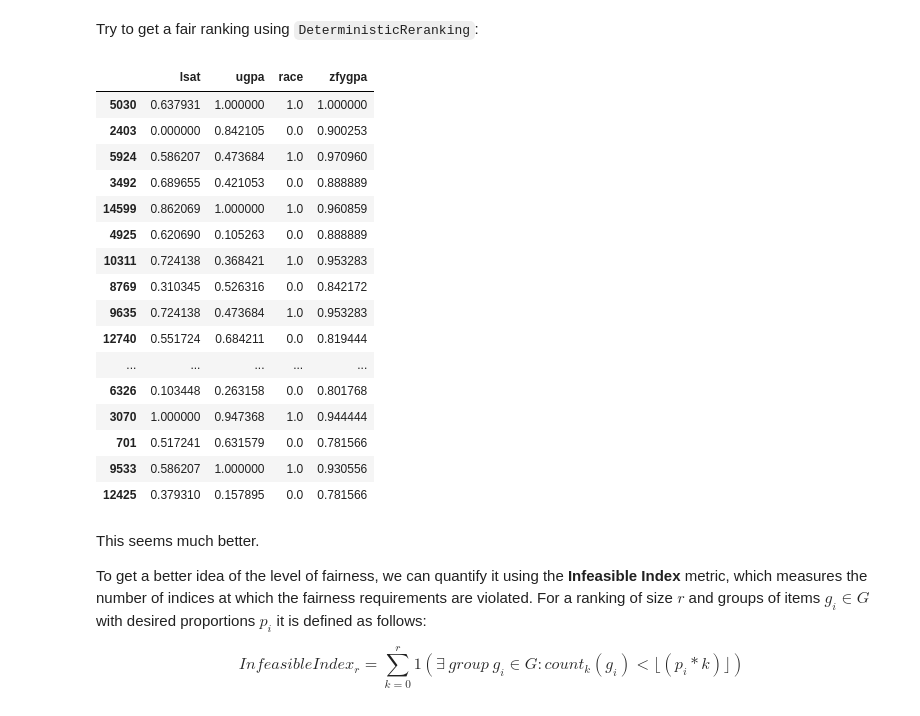
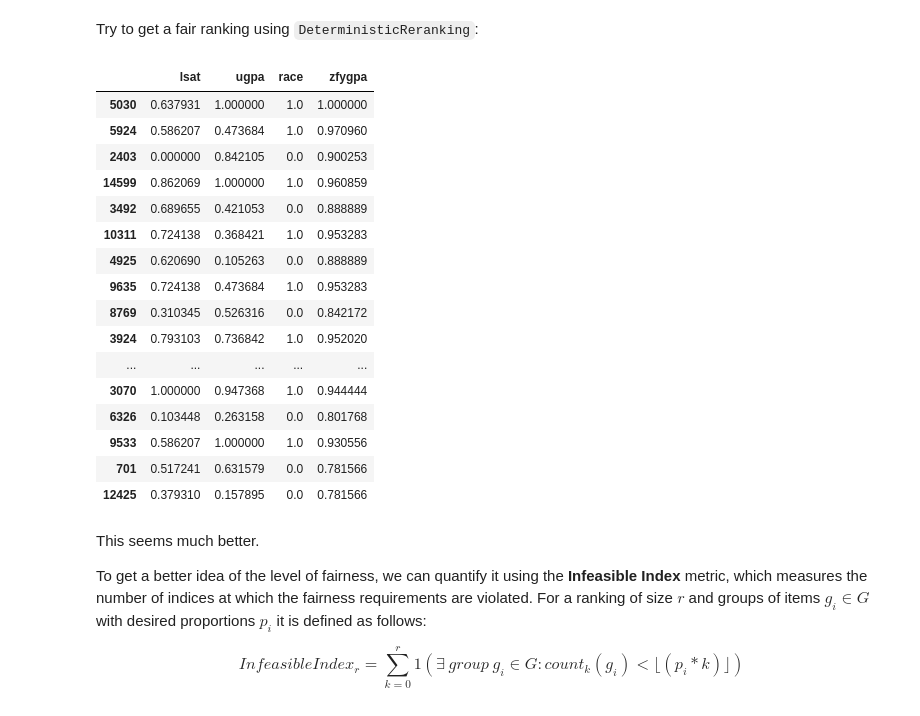
Before and after one commit to Trusted-AI/AIF360, a Jupyter notebook: examples/demo_deterministic_reranking.ipynb, the cells around one changed output. Saved outputs shown, nothing was run; the diff lists cells and outputs as text; code cells hidden in the pictures.

Commit message:
updates to all deterministic_reranking algs
Signed-off-by: andrewklayk <andrew.klyachkin@gmail.com>
Signed-off-by: Andrii Kliachkin <andrew.klyachkin@gmail.com>

```diff
--- a/examples/demo_deterministic_reranking.ipynb
+++ b/examples/demo_deterministic_reranking.ipynb
@@ -126,25 +127,25 @@ rank
 Try to get a fair ranking using `DeterministicReranking`:
 # %%
 dr = DeterministicReranking(unprivileged_groups=[{'race': 0}], privileged_groups=[{'race': 1}])
-fair_rank = dr.fit_predict(dataset, rec_size=20, target_prop=[0.5, 0.5], rerank_type='Conservative')
+fair_rank = dr.fit_predict(dataset, rec_size=20, target_prop=[0.5, 0.5], rerank_type='Constrained')
 fair_rank.convert_to_dataframe()[0]
 # %% [output]
 |  | lsat | ugpa | race | zfygpa |
 | 5030 | 0.637931 | 1.000000 | 1.0 | 1.000000 |
+| 5924 | 0.586207 | 0.473684 | 1.0 | 0.970960 |
 | 2403 | 0.000000 | 0.842105 | 0.0 | 0.900253 |
-| 5924 | 0.586207 | 0.473684 | 1.0 | 0.970960 |
+| 14599 | 0.862069 | 1.000000 | 1.0 | 0.960859 |
 | 3492 | 0.689655 | 0.421053 | 0.0 | 0.888889 |
-| 14599 | 0.862069 | 1.000000 | 1.0 | 0.960859 |
+| 10311 | 0.724138 | 0.368421 | 1.0 | 0.953283 |
 | 4925 | 0.620690 | 0.105263 | 0.0 | 0.888889 |
-| 10311 | 0.724138 | 0.368421 | 1.0 | 0.953283 |
+| 9635 | 0.724138 | 0.473684 | 1.0 | 0.953283 |
 | 8769 | 0.310345 | 0.526316 | 0.0 | 0.842172 |
-| 9635 | 0.724138 | 0.473684 | 1.0 | 0.953283 |
-| 12740 | 0.551724 | 0.684211 | 0.0 | 0.819444 |
+| 3924 | 0.793103 | 0.736842 | 1.0 | 0.952020 |
 | ... | ... | ... | ... | ... |
+| 3070 | 1.000000 | 0.947368 | 1.0 | 0.944444 |
 | 6326 | 0.103448 | 0.263158 | 0.0 | 0.801768 |
-| 3070 | 1.000000 | 0.947368 | 1.0 | 0.944444 |
+| 9533 | 0.586207 | 1.000000 | 1.0 | 0.930556 |
 | 701 | 0.517241 | 0.631579 | 0.0 | 0.781566 |
-| 9533 | 0.586207 | 1.000000 | 1.0 | 0.930556 |
 | 12425 | 0.379310 | 0.157895 | 0.0 | 0.781566 |
 # %% [markdown]
 This seems much better.
```
Also changed, not shown: parts of 3 cells of this notebook, 1 other file.
